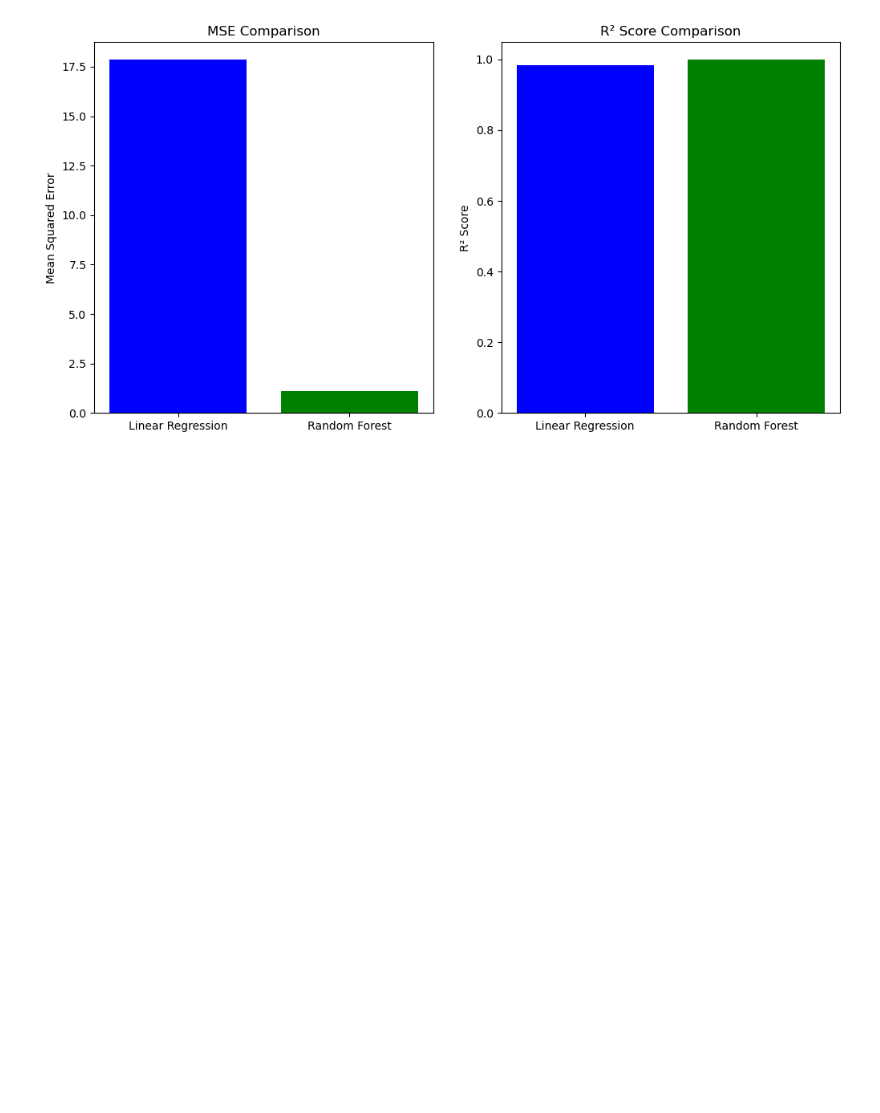
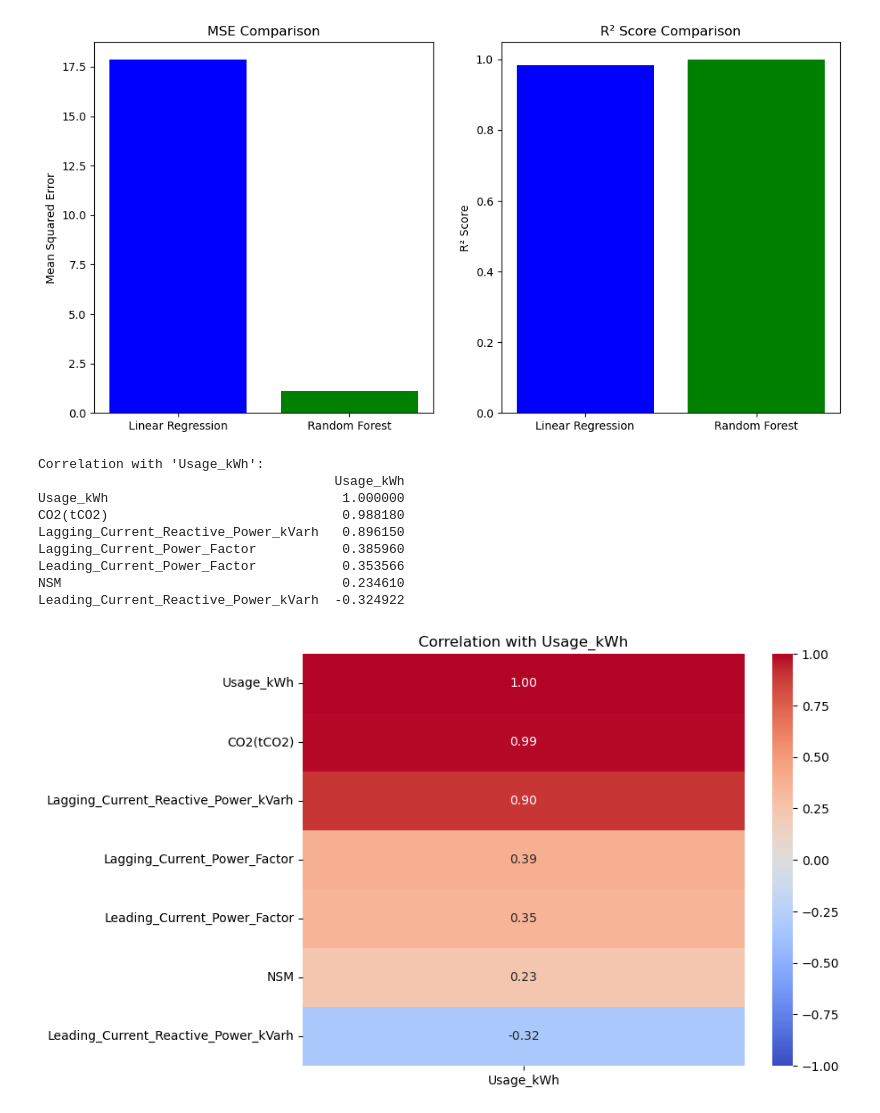
Before and after one commit to stahiomar/Energy-Consumption-Prediction-in-Steel-Industries, a Jupyter notebook: Data mining project.ipynb, the cells around one changed output. Cells and saved outputs as stored; diff of their text form; code cells hidden in the pictures; blank space fills up the shorter version.

Commit message:
added correlation with usage kwh

```diff
--- a/Data mining project.ipynb
+++ b/Data mining project.ipynb
@@ -249,3 +254,36 @@ ax[1].set_ylabel("R² Score")
 plt.show()
 # %% [output]
 [figure]
+# %%
+# Compute the correlation matrix for the selected features
+correlation_matrix = Dataset[['Lagging_Current_Reactive_Power_kVarh',
+                         'Leading_Current_Reactive_Power_kVarh',
+                         'CO2(tCO2)',
+                         'Lagging_Current_Power_Factor',
+                         'Leading_Current_Power_Factor',
+                         'NSM',
+                         'Usage_kWh']].corr()
+
+# Filter correlations with respect to 'Usage_kWh'
+usage_corr = correlation_matrix[['Usage_kWh']].sort_values(by='Usage_kWh', ascending=False)
+
+# Print the filtered correlations
+print("Correlation with 'Usage_kWh':")
+print(usage_corr)
+
+# Plot the heatmap
+plt.figure(figsize=(8, 6))
+sns.heatmap(usage_corr, annot=True, cmap='coolwarm', fmt='.2f', vmin=-1, vmax=1)
+plt.title('Correlation with Usage_kWh')
+plt.show()
+# %% [output]
+Correlation with 'Usage_kWh':
+                                      Usage_kWh
+Usage_kWh                              1.000000
+CO2(tCO2)                              0.988180
+Lagging_Current_Reactive_Power_kVarh   0.896150
+Lagging_Current_Power_Factor           0.385960
+Leading_Current_Power_Factor           0.353566
+NSM                                    0.234610
+Leading_Current_Reactive_Power_kVarh  -0.324922
+[figure, added]
```
Also changed, not shown: parts of 3 cells of this notebook.
